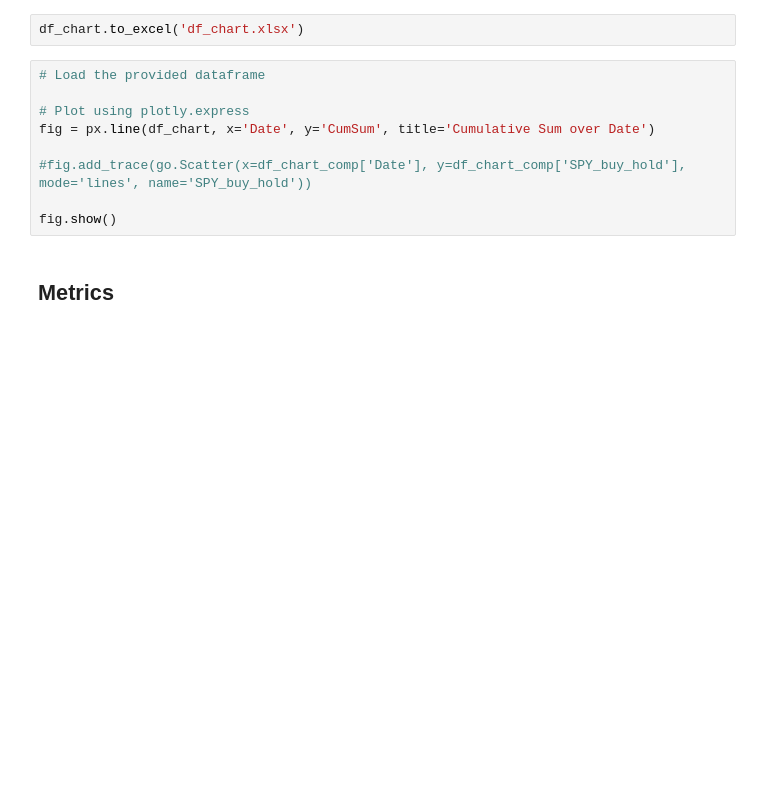
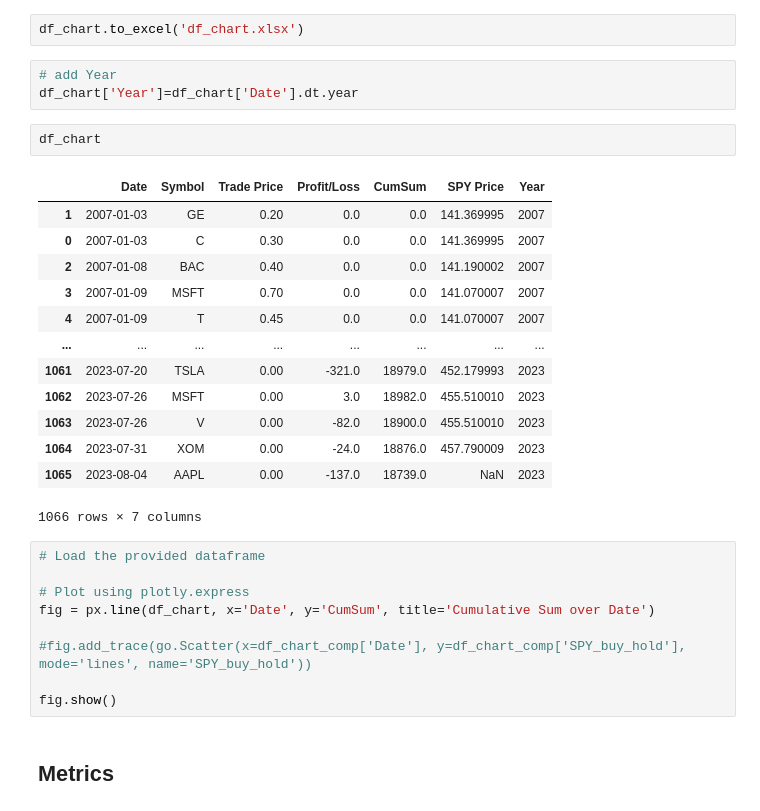
Before and after one commit to volry/BuyBeforeEarning, a Jupyter notebook: BuyBeforeEarnings.ipynb, the cells around one changed output. Cells and saved outputs as stored; diff of their text form; blank space fills up the shorter version.

Commit message:
add 2022-2023 year stock

```diff
--- a/BuyBeforeEarnings.ipynb
+++ b/BuyBeforeEarnings.ipynb
@@ -152,5 +152,24 @@ df_chart
 # %%
 df_chart.to_excel('df_chart.xlsx')
+# %%
+# add Year
+df_chart['Year']=df_chart['Date'].dt.year
+# %%
+df_chart
+# %% [output]
+|  | Date | Symbol | Trade Price | Profit/Loss | CumSum | SPY Price | Year |
+| 1 | 2007-01-03 | GE | 0.20 | 0.0 | 0.0 | 141.369995 | 2007 |
+| 0 | 2007-01-03 | C | 0.30 | 0.0 | 0.0 | 141.369995 | 2007 |
+| 2 | 2007-01-08 | BAC | 0.40 | 0.0 | 0.0 | 141.190002 | 2007 |
+| 3 | 2007-01-09 | MSFT | 0.70 | 0.0 | 0.0 | 141.070007 | 2007 |
+| 4 | 2007-01-09 | T | 0.45 | 0.0 | 0.0 | 141.070007 | 2007 |
+| ... | ... | ... | ... | ... | ... | ... | ... |
+| 1061 | 2023-07-20 | TSLA | 0.00 | -321.0 | 18979.0 | 452.179993 | 2023 |
+| 1062 | 2023-07-26 | MSFT | 0.00 | 3.0 | 18982.0 | 455.510010 | 2023 |
+| 1063 | 2023-07-26 | V | 0.00 | -82.0 | 18900.0 | 455.510010 | 2023 |
+| 1064 | 2023-07-31 | XOM | 0.00 | -24.0 | 18876.0 | 457.790009 | 2023 |
+| 1065 | 2023-08-04 | AAPL | 0.00 | -137.0 | 18739.0 | NaN | 2023 |
+1066 rows × 7 columns
 # %%
 # Load the provided dataframe
 
```
Also changed, not shown: parts of 8 cells of this notebook.
